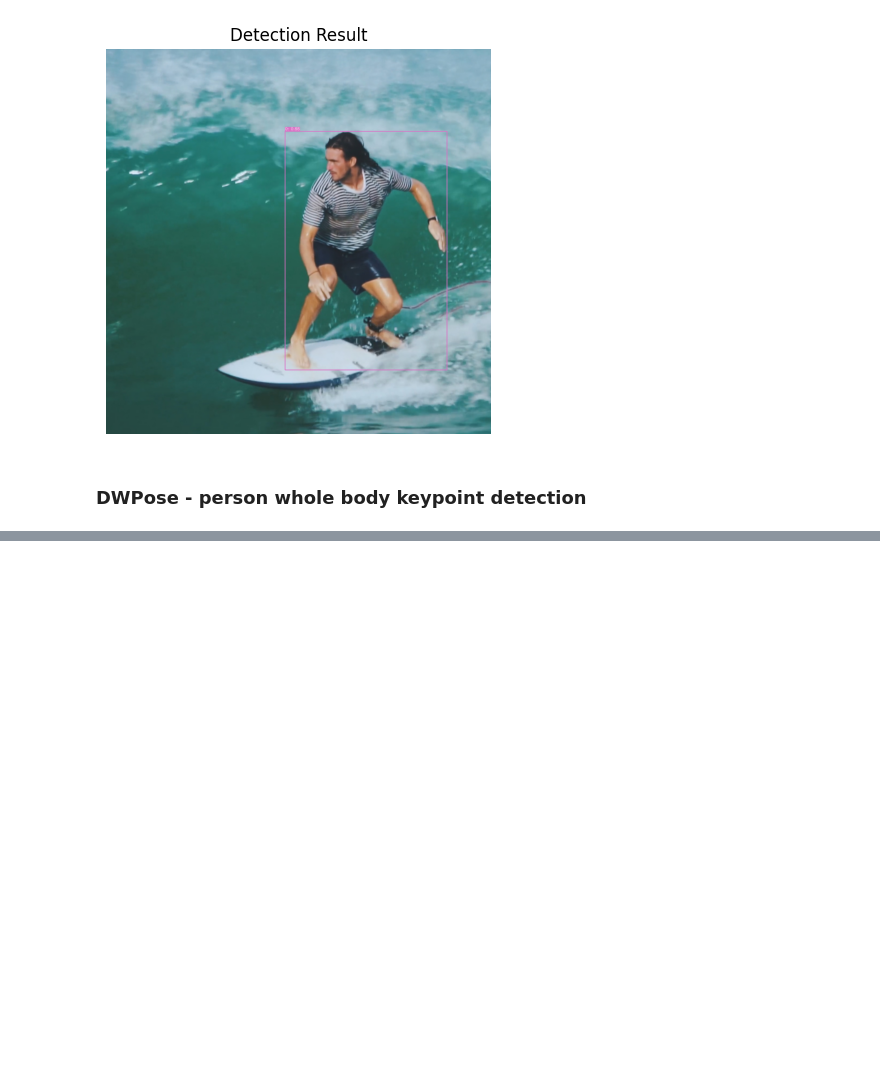
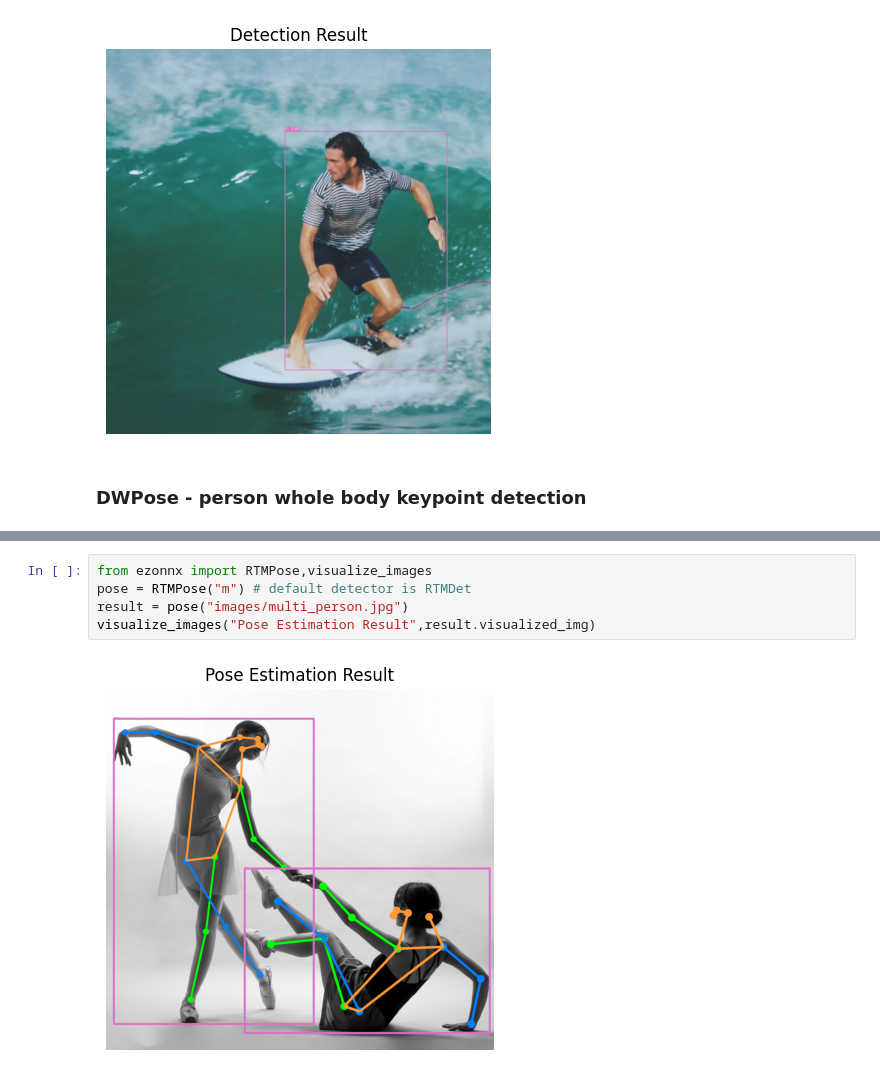
Before and after one commit to nomusanma/ezonnx-copy, a Jupyter notebook: examples/object_detection.ipynb, the cells around one changed output, grey strips where cells are left out. Drawn from its saved outputs; the diff is of its cells as text; blank space fills up the shorter version.

Commit message:
RTMPose added

```diff
--- a/examples/object_detection.ipynb
+++ b/examples/object_detection.ipynb
@@ -30,0 +31,7 @@ visualize_images("Pose Estimation Result",result.visualized_img)
+# %%
+from ezonnx import RTMPose,visualize_images
+pose = RTMPose("m") # default detector is RTMDet
+result = pose("images/multi_person.jpg")
+visualize_images("Pose Estimation Result",result.visualized_img)
+# %% [output]
+[figure, added]
```
Also changed, not shown: parts of 1 cell of this notebook, 7 other files.
